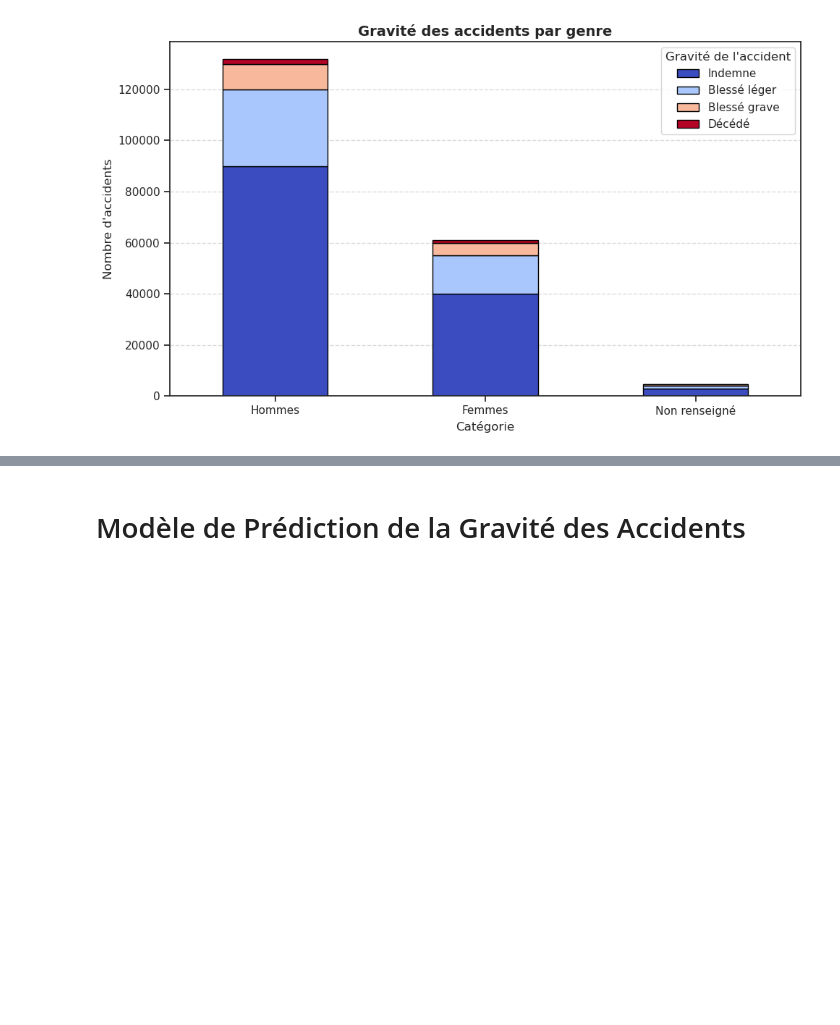
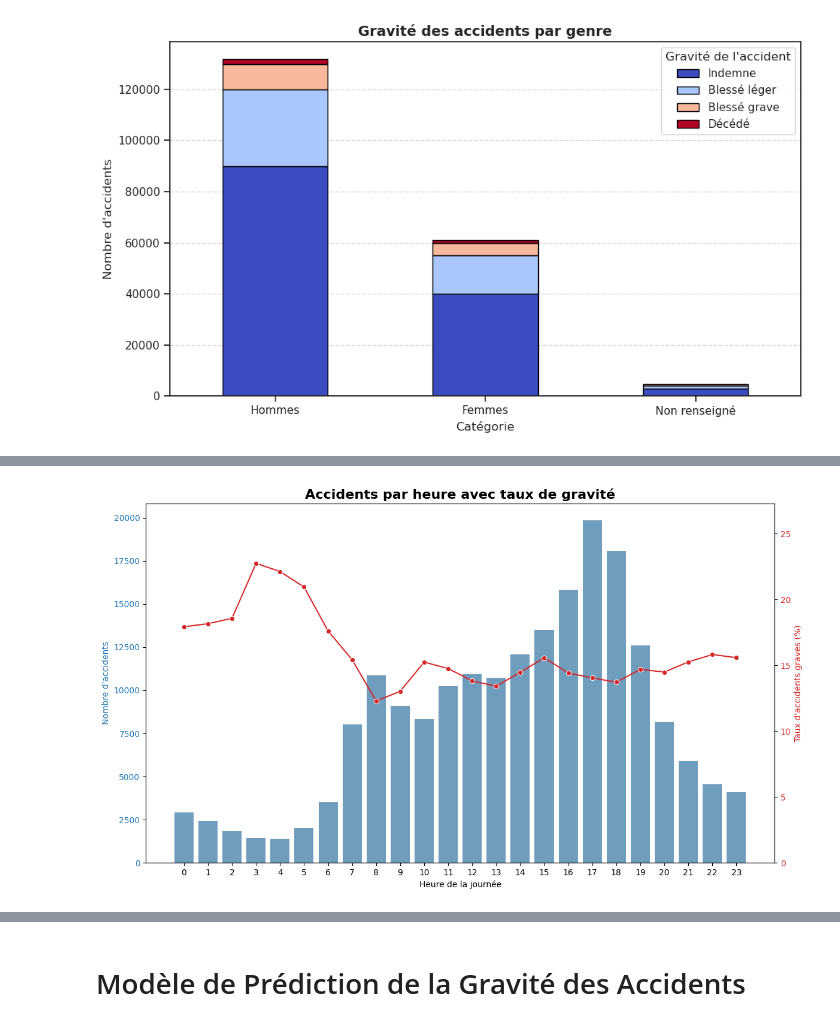
Before and after one commit to Thibo0/projet_ml_m1, a Jupyter notebook: projet.ipynb, the cells around one changed output, grey strips where cells are left out. Saved outputs shown, nothing was run; the diff lists cells and outputs as text; code cells hidden in the pictures; blank space fills up the shorter version.

```diff
--- a/projet.ipynb
+++ b/projet.ipynb
@@ -389,0 +505,30 @@ plt.show()
+# %%
+hourly_data = dataset_graph.groupby('hour').agg(
+    total_accidents=('hour', 'count'),
+    severe_accidents=('severe', 'sum'),
+).reset_index()
+
+hourly_data['severe_rate'] = hourly_data['severe_accidents'] / hourly_data['total_accidents'] * 100
+
+fig, ax1 = plt.subplots(figsize=(12, 7))
+
+color = 'tab:blue'
+ax1.set_xlabel("Heure de la journée")
+ax1.set_ylabel("Nombre d'accidents", color=color)
+sns.barplot(x='hour', y='total_accidents', data=hourly_data, color=color, alpha=0.7, ax=ax1,palette='viridis', legend=False, hue='total_accidents')
+ax1.tick_params(axis='y', labelcolor=color)
+
+ax2 = ax1.twinx()
+color = 'tab:red'
+ax2.set_ylabel("Taux d'accidents graves (%)", color=color)
+sns.lineplot(x='hour', y='severe_rate', data=hourly_data, color=color, marker='o', ax=ax2)
+ax2.tick_params(axis='y', labelcolor=color)
+
+plt.title("Accidents par heure avec taux de gravité", fontsize=16, fontweight='bold')
+plt.grid(False)
+max_rate = hourly_data['severe_rate'].max() * 1.2
+ax2.set_ylim(0, max_rate)
+fig.tight_layout()
+plt.show()
+# %% [output]
+[figure, added]
```
Also changed, not shown: parts of 23 cells of this notebook.
